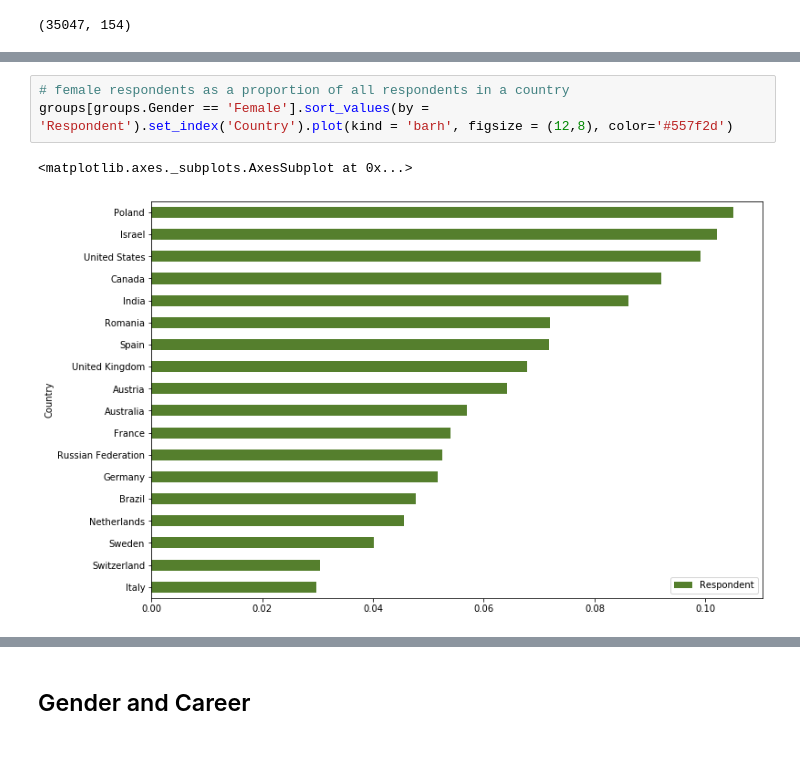
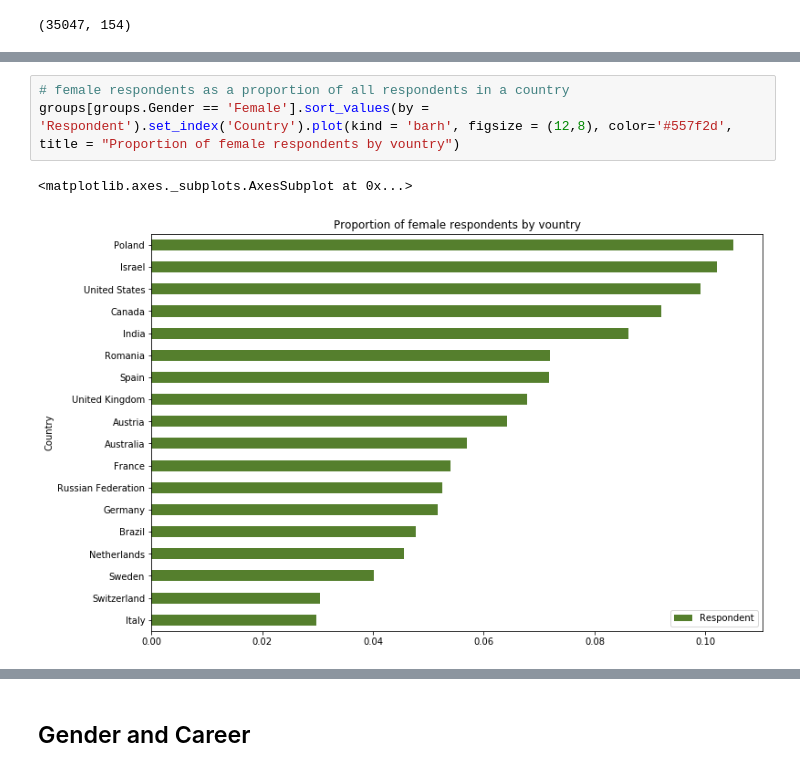
Before and after one commit to marcelajanowska/Stack_Overflow_Survey_Results_Analysis, a Jupyter notebook: Stack Overflow Survey Results Analysis.ipynb, the cells around one changed output, grey strips where cells are left out. Cells and saved outputs as stored; diff of their text form.

```diff
--- a/Stack Overflow Survey Results Analysis.ipynb
+++ b/Stack Overflow Survey Results Analysis.ipynb
@@ -147,6 +116,6 @@ groups[groups.Gender == 'Female'].sort_values(by = 'Respondent', ascending = Fal
 # %%
 # female respondents as a proportion of all respondents in a country
-groups[groups.Gender == 'Female'].sort_values(by = 'Respondent').set_index('Country').plot(kind = 'barh', figsize = (12,8), color='#557f2d')
+groups[groups.Gender == 'Female'].sort_values(by = 'Respondent').set_index('Country').plot(kind = 'barh', figsize = (12,8), color='#557f2d', title = "Proportion of female respondents by vountry")
 # %% [output]
 <matplotlib.axes._subplots.AxesSubplot at 0x...>
-[figure, old version]
+[figure, new version]
```
Also changed, not shown: parts of 32 cells of this notebook.
